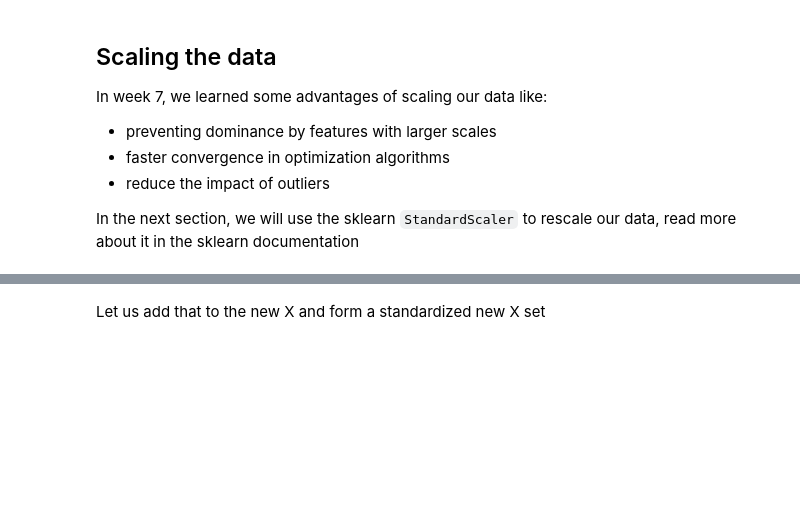
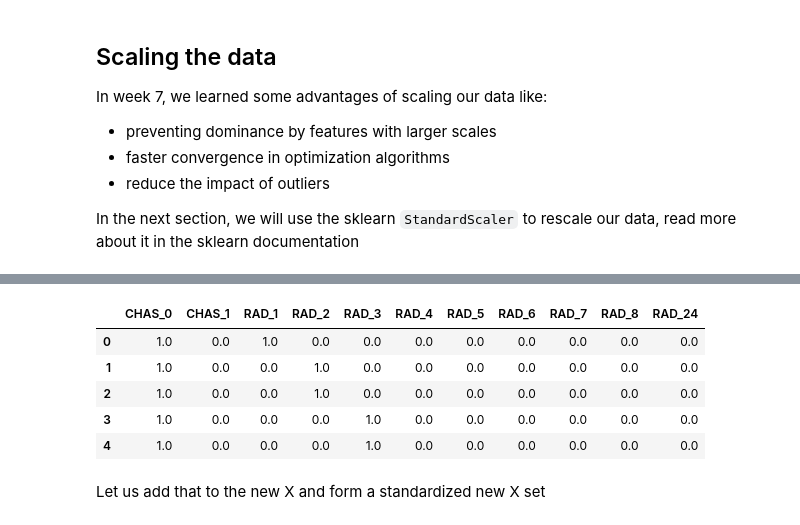
Before and after one commit to dataidea/dataidea-ugandafootball, a Jupyter notebook: nbs/Python Data Analysis/Week8/83_sklearn_pipeline.ipynb, the cells around one changed output, grey strips where cells are left out. Saved outputs shown, nothing was run; the diff lists cells and outputs as text; code cells hidden in the pictures; blank space fills up the shorter version.

```diff
--- a/nbs/Python Data Analysis/Week8/83_sklearn_pipeline.ipynb
+++ b/nbs/Python Data Analysis/Week8/83_sklearn_pipeline.ipynb
@@ -167,6 +187,15 @@ encoded_data_cat_df = pd.DataFrame(
     data=encoded_data_cat_array,
     columns=feature_names
 )
+# %%
+encoded_data_cat_df.head()
+# %% [output]
+|  | CHAS_0 | CHAS_1 | RAD_1 | RAD_2 | RAD_3 | RAD_4 | RAD_5 | RAD_6 | RAD_7 | RAD_8 | RAD_24 |
+| 0 | 1.0 | 0.0 | 1.0 | 0.0 | 0.0 | 0.0 | 0.0 | 0.0 | 0.0 | 0.0 | 0.0 |
+| 1 | 1.0 | 0.0 | 0.0 | 1.0 | 0.0 | 0.0 | 0.0 | 0.0 | 0.0 | 0.0 | 0.0 |
+| 2 | 1.0 | 0.0 | 0.0 | 1.0 | 0.0 | 0.0 | 0.0 | 0.0 | 0.0 | 0.0 | 0.0 |
+| 3 | 1.0 | 0.0 | 0.0 | 0.0 | 1.0 | 0.0 | 0.0 | 0.0 | 0.0 | 0.0 | 0.0 |
+| 4 | 1.0 | 0.0 | 0.0 | 0.0 | 1.0 | 0.0 | 0.0 | 0.0 | 0.0 | 0.0 | 0.0 |
 # %% [markdown]
 Let us add that to the new X and form a standardized new X set
 # %%
```
Also changed, not shown: parts of 8 cells of this notebook, 3 other files.
